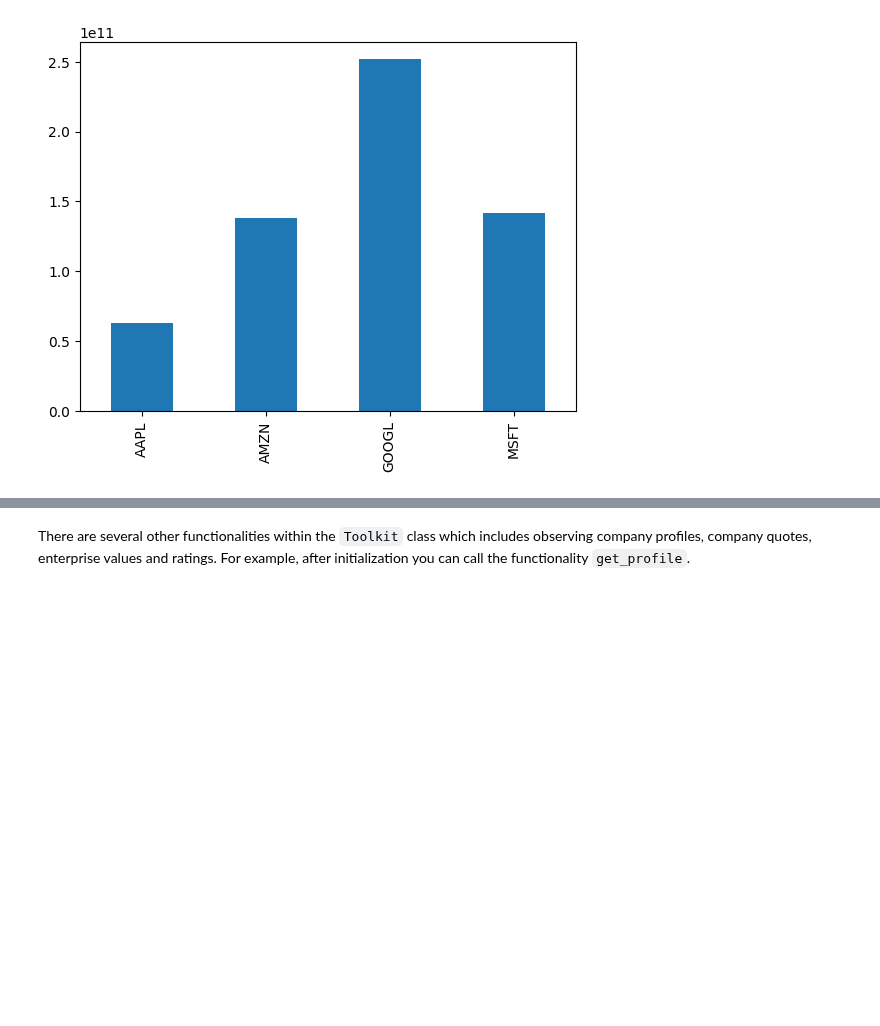
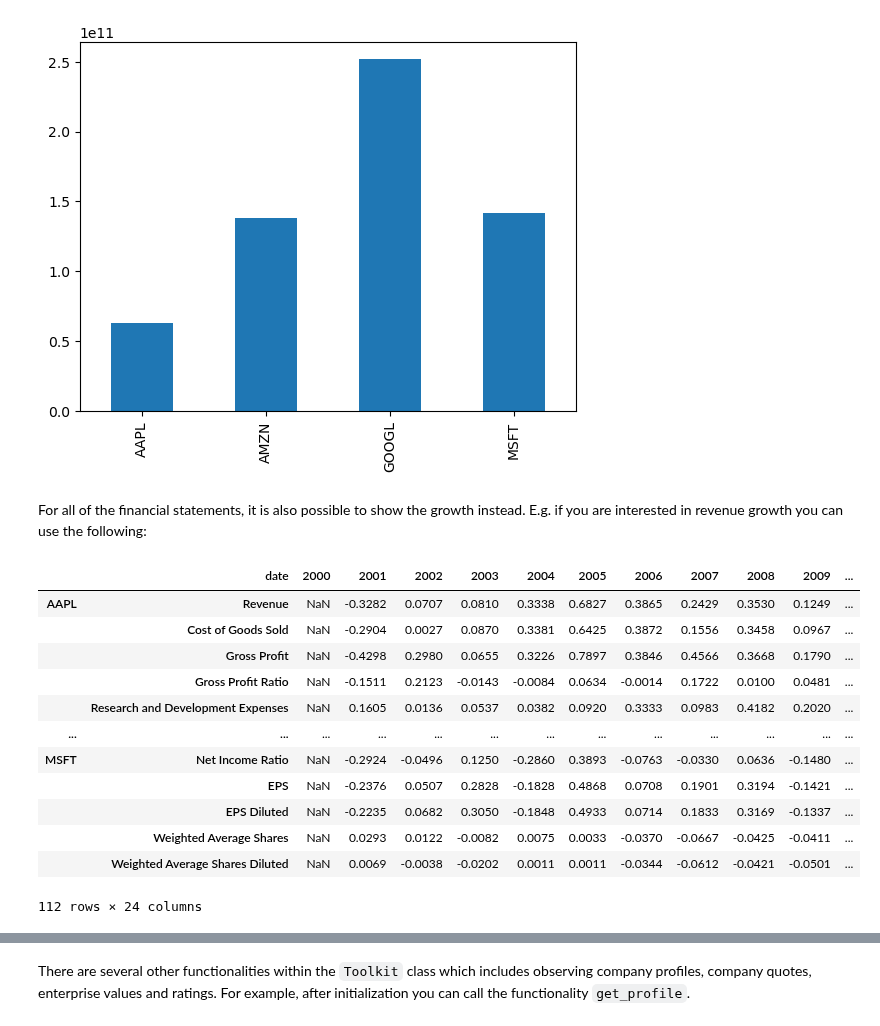
Before and after one commit to JerBouma/FinanceToolkit, a Jupyter notebook: examples/Finance Toolkit - 1. Getting Started.ipynb, the cells around one changed output, grey strips where cells are left out. Cells and saved outputs as stored; diff of their text form; code cells hidden in the pictures; blank space fills up the shorter version.

```diff
--- a/examples/Finance Toolkit - 1. Getting Started.ipynb
+++ b/examples/Finance Toolkit - 1. Getting Started.ipynb
@@ -188,3 +175,21 @@ balance_sheet.loc[:, "Total Shareholder Equity", :]["2021"].plot(kind="bar")
 4 rows × 24 columns
 <Axes: >
 [figure]
+# %% [markdown]
+For all of the financial statements, it is also possible to show the growth instead. E.g. if you are interested in revenue growth you can use the following:
+# %%
+companies.get_income_statement(growth=True)
+# %% [output]
+|  | date | 2000 | 2001 | 2002 | 2003 | 2004 | 2005 | 2006 | 2007 | 2008 | 2009 | ... |
+| AAPL | Revenue | NaN | -0.3282 | 0.0707 | 0.0810 | 0.3338 | 0.6827 | 0.3865 | 0.2429 | 0.3530 | 0.1249 | ... |
+|  | Cost of Goods Sold | NaN | -0.2904 | 0.0027 | 0.0870 | 0.3381 | 0.6425 | 0.3872 | 0.1556 | 0.3458 | 0.0967 | ... |
+|  | Gross Profit | NaN | -0.4298 | 0.2980 | 0.0655 | 0.3226 | 0.7897 | 0.3846 | 0.4566 | 0.3668 | 0.1790 | ... |
+|  | Gross Profit Ratio | NaN | -0.1511 | 0.2123 | -0.0143 | -0.0084 | 0.0634 | -0.0014 | 0.1722 | 0.0100 | 0.0481 | ... |
+|  | Research and Development Expenses | NaN | 0.1605 | 0.0136 | 0.0537 | 0.0382 | 0.0920 | 0.3333 | 0.0983 | 0.4182 | 0.2020 | ... |
+| ... | ... | ... | ... | ... | ... | ... | ... | ... | ... | ... | ... | ... |
+| MSFT | Net Income Ratio | NaN | -0.2924 | -0.0496 | 0.1250 | -0.2860 | 0.3893 | -0.0763 | -0.0330 | 0.0636 | -0.1480 | ... |
+|  | EPS | NaN | -0.2376 | 0.0507 | 0.2828 | -0.1828 | 0.4868 | 0.0708 | 0.1901 | 0.3194 | -0.1421 | ... |
+|  | EPS Diluted | NaN | -0.2235 | 0.0682 | 0.3050 | -0.1848 | 0.4933 | 0.0714 | 0.1833 | 0.3169 | -0.1337 | ... |
+|  | Weighted Average Shares | NaN | 0.0293 | 0.0122 | -0.0082 | 0.0075 | 0.0033 | -0.0370 | -0.0667 | -0.0425 | -0.0411 | ... |
+|  | Weighted Average Shares Diluted | NaN | 0.0069 | -0.0038 | -0.0202 | 0.0011 | 0.0011 | -0.0344 | -0.0612 | -0.0421 | -0.0501 | ... |
+112 rows × 24 columns
```
Also changed, not shown: parts of 28 cells of this notebook.
